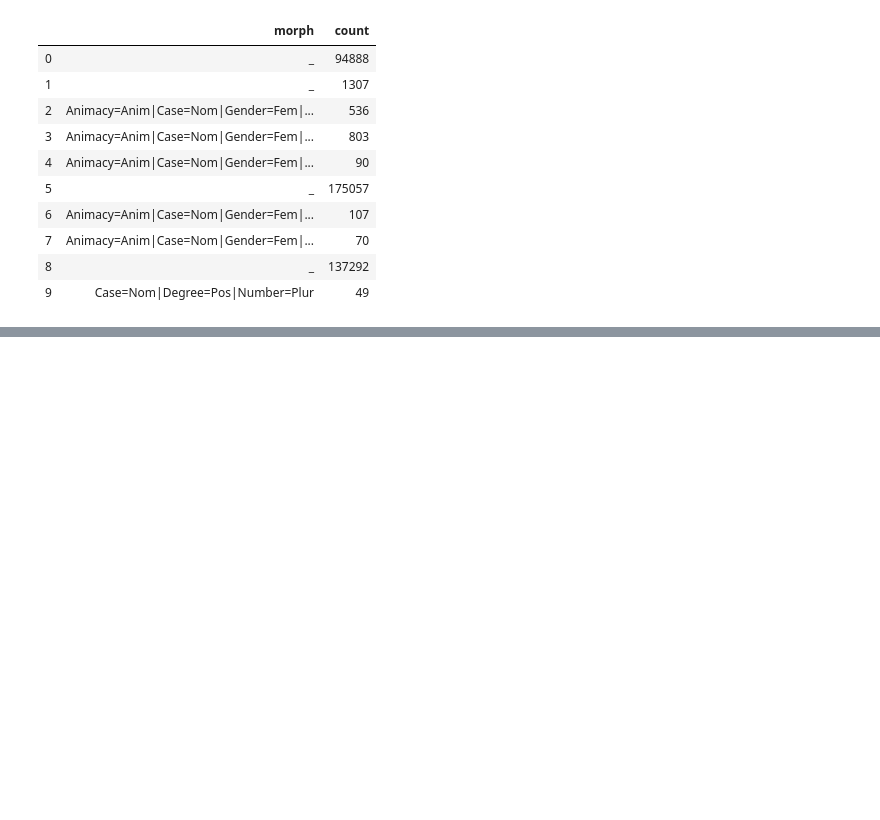
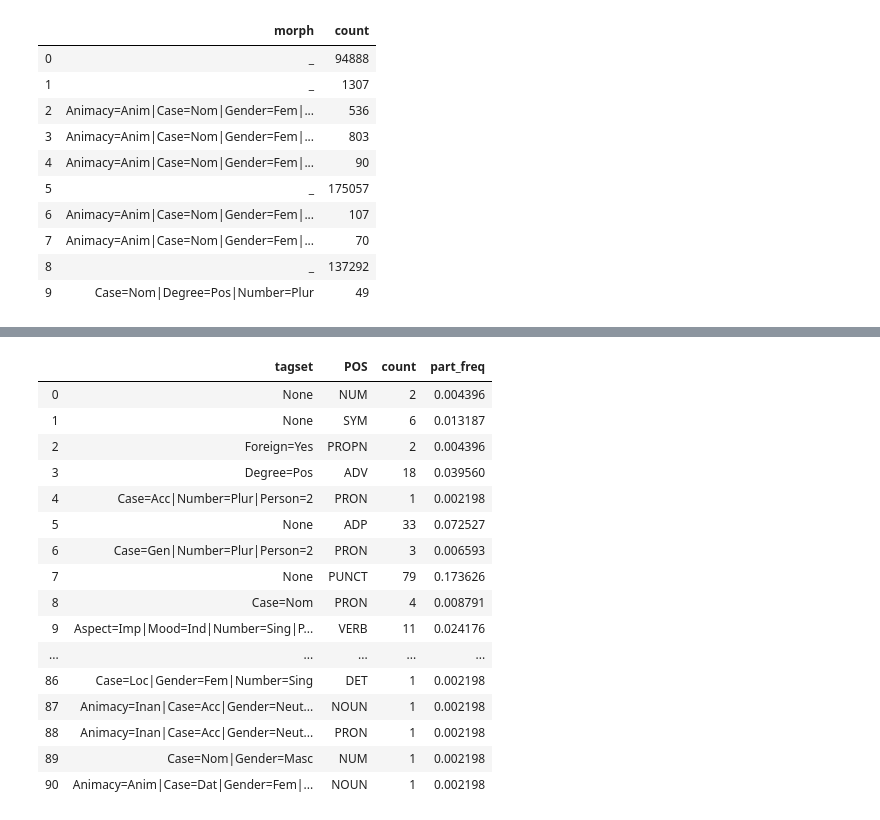
Before and after one commit to lauberto/CATandkittens_2019-2021, a Jupyter notebook: morphology/cat_morph_stats.ipynb, the cells around one changed output, grey strips where cells are left out. Drawn from its saved outputs; the diff is of its cells as text; code cells hidden in the pictures; blank space fills up the shorter version.

Commit message:
new edit to morphology stat calculations

```diff
--- a/morphology/cat_morph_stats.ipynb
+++ b/morphology/cat_morph_stats.ipynb
@@ -104,0 +237,13 @@ df_stats.head()
+# %%
+dictn = {}
+# %%
+keys = zip(df['tagset'], df['POS'])
+for couple in keys:
+    if couple in dictn:
+        dictn[couple] += 1
+    else:
+        dictn[couple] = 1
+# %%
+df_stat = pd.Series(dictn).reset_index()
+df_stat.columns = ['tagset', 'POS', 'count']
+df_stat[:5]
@@ -104,0 +257,22 @@ df_stats.head()
+# %%
+df_stat['part_freq'] = df_stat['count'].apply(lambda x: x/df_stat['count'].sum(axis=0))
+# %%
+df_stat
+# %% [output]
+|  | tagset | POS | count | part_freq |
+| 0 | None | NUM | 2 | 0.004396 |
+| 1 | None | SYM | 6 | 0.013187 |
+| 2 | Foreign=Yes | PROPN | 2 | 0.004396 |
+| 3 | Degree=Pos | ADV | 18 | 0.039560 |
+| 4 | Case=Acc|Number=Plur|Person=2 | PRON | 1 | 0.002198 |
+| 5 | None | ADP | 33 | 0.072527 |
+| 6 | Case=Gen|Number=Plur|Person=2 | PRON | 3 | 0.006593 |
+| 7 | None | PUNCT | 79 | 0.173626 |
+| 8 | Case=Nom | PRON | 4 | 0.008791 |
+| 9 | Aspect=Imp|Mood=Ind|Number=Sing|P... | VERB | 11 | 0.024176 |
+| ... | ... | ... | ... | ... |
+| 86 | Case=Loc|Gender=Fem|Number=Sing | DET | 1 | 0.002198 |
+| 87 | Animacy=Inan|Case=Acc|Gender=Neut... | NOUN | 1 | 0.002198 |
+| 88 | Animacy=Inan|Case=Acc|Gender=Neut... | PRON | 1 | 0.002198 |
+| 89 | Case=Nom|Gender=Masc | NUM | 1 | 0.002198 |
+| 90 | Animacy=Anim|Case=Dat|Gender=Fem|... | NOUN | 1 | 0.002198 |
```
Also changed, not shown: parts of 58 cells of this notebook.
